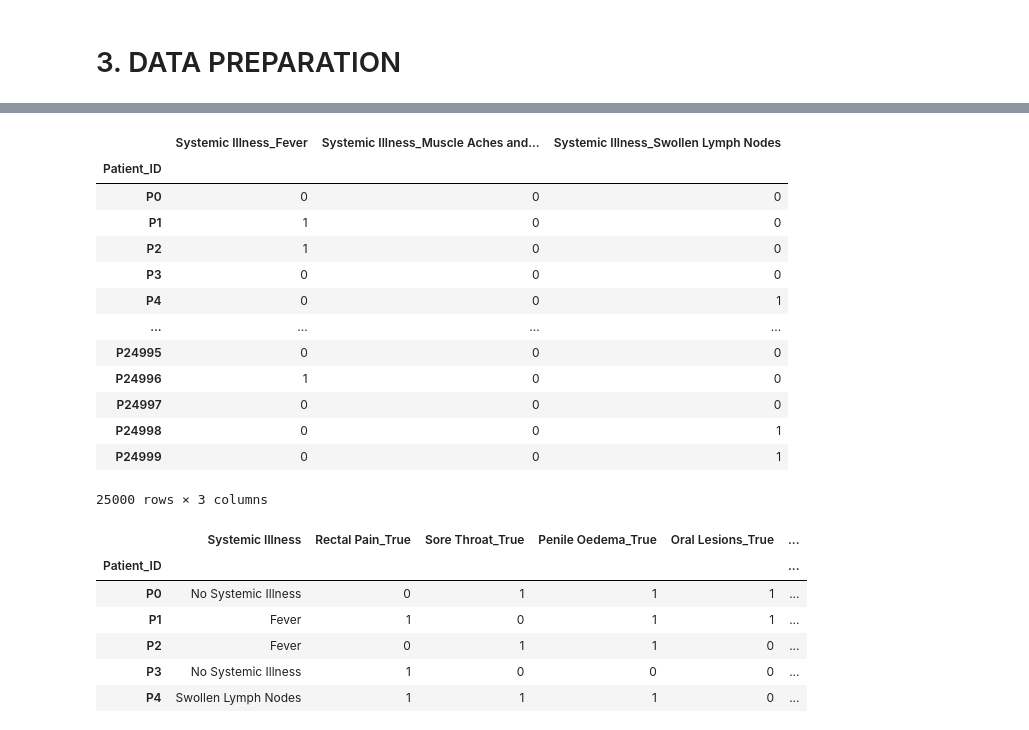
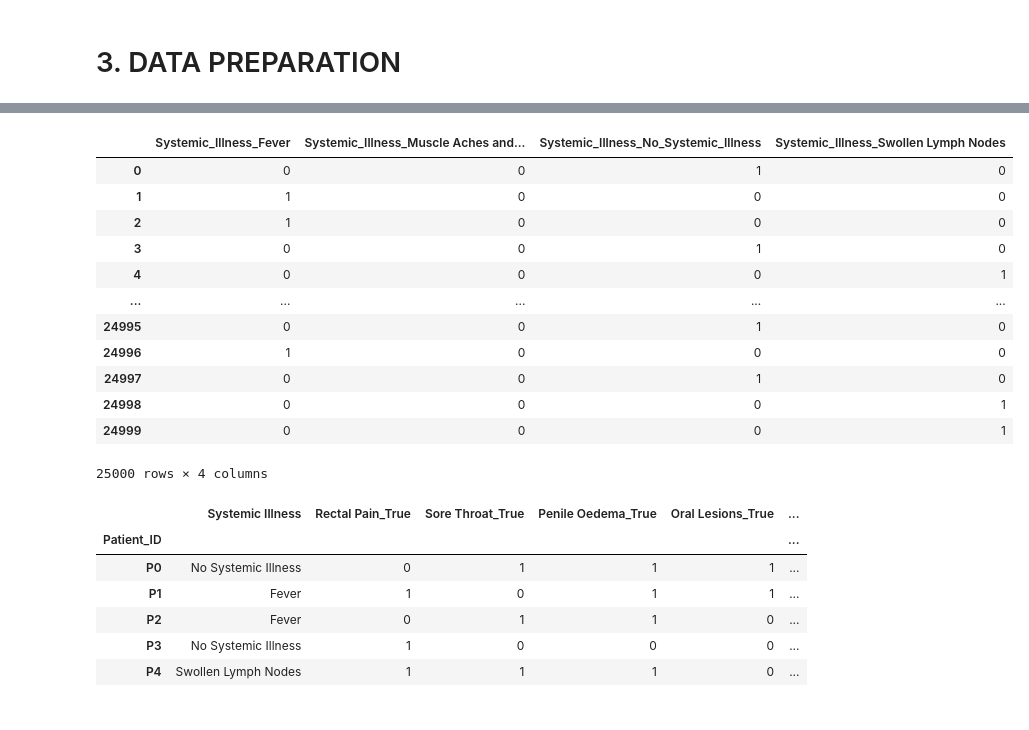
Before and after one commit to lemwaizz/Phase-3-Project, a Jupyter notebook: Monkey_Pox_.ipynb, the cells around one changed output, grey strips where cells are left out. Saved outputs shown, nothing was run; the diff lists cells and outputs as text; code cells hidden in the pictures.

```diff
--- a/Monkey_Pox_.ipynb
+++ b/Monkey_Pox_.ipynb
@@ -190,0 +273,13 @@ Since the data has no duplicates and missing values, we can go ahead and do Expl
+# %%
+# replacing the names
+mp.rename(columns={'Systemic Illness':'Systemic_Illness',
+                        'Rectal Pain':'Rectal_Pain',
+                        'Sore Throat':'Sore_Throat',
+                        'Penile Oedema':'Penile_Oedema',
+                        'Oral Lesions':'Oral_Lesions',
+                        'Solitary Lesion':'Solitary_Leision',
+                        'Swollen Tonsils':'Swollen_Tonsils',
+                        'HIV Infection':'HIV_Infection',
+                        'Sexually Transmitted Infection':'STI',
+                        'MonkeyPox':'Target'},inplace=True)
+mp.head(3)
@@ -190,0 +293,7 @@ Since the data has no duplicates and missing values, we can go ahead and do Expl
+# %%
+# For loop to get all object types in the data frame
+col_obj = []
+for x in list(mp.columns):
+    if mp[x].dtypes == object:
+        col_obj.append(x)
+col_obj
@@ -190,0 +302,7 @@ Since the data has no duplicates and missing values, we can go ahead and do Expl
+# %%
+# type_casting object to categorical
+
+mp[col_obj] = mp[col_obj].astype('category')
+
+# confirming
+mp.info()
@@ -280,4 +394,0 @@ Name: Systemic Illness, dtype: int64
-# %%
-# Reducing ambiguity in the systemic illness column we change none to No systemic Illness
-
-mp['Systemic Illness'].replace(to_replace= 'None',value= 'No Systemic Illness',inplace= True)
@@ -301,23 +410,22 @@ Only task is type casting.
 # %%
 # type casting Systemic illness by using get dummies
-df = pd.get_dummies(data= mp, columns= ['Systemic Illness'],drop_first= False)
+df = pd.get_dummies(data= mp, columns= ['Systemic_Illness'],drop_first= False)
 # dropping every other column to isolate the systemic illness ...will concat later.
-df_Systemic = df.drop(columns= col,axis = 1)
-df_Systemic = df_Systemic.drop(columns= ['Systemic Illness_No Systemic Illness'],axis = 1)
+df_Systemic = df.drop(columns= col[1:],axis = 1)
+# df_Systemic = df_Systemic.drop(columns= ['Systemic Illness_No Systemic Illness'],axis = 1)
 df_Systemic
 # %% [output]
-|  | Systemic Illness_Fever | Systemic Illness_Muscle Aches and... | Systemic Illness_Swollen Lymph Nodes |
-| Patient_ID |  |  |  |
-| P0 | 0 | 0 | 0 |
-| P1 | 1 | 0 | 0 |
-| P2 | 1 | 0 | 0 |
-| P3 | 0 | 0 | 0 |
-| P4 | 0 | 0 | 1 |
-| ... | ... | ... | ... |
-| P24995 | 0 | 0 | 0 |
-| P24996 | 1 | 0 | 0 |
-| P24997 | 0 | 0 | 0 |
-| P24998 | 0 | 0 | 1 |
-| P24999 | 0 | 0 | 1 |
+|  | Systemic_Illness_Fever | Systemic_Illness_Muscle Aches and... | Systemic_Illness_No_Systemic_Illness | Systemic_Illness_Swollen Lymph Nodes |
+| 0 | 0 | 0 | 1 | 0 |
+| 1 | 1 | 0 | 0 | 0 |
+| 2 | 1 | 0 | 0 | 0 |
+| 3 | 0 | 0 | 1 | 0 |
+| 4 | 0 | 0 | 0 | 1 |
+| ... | ... | ... | ... | ... |
+| 24995 | 0 | 0 | 1 | 0 |
+| 24996 | 1 | 0 | 0 | 0 |
+| 24997 | 0 | 0 | 1 | 0 |
+| 24998 | 0 | 0 | 0 | 1 |
+| 24999 | 0 | 0 | 0 | 1 |
-25000 rows × 3 columns
+25000 rows × 4 columns
 # %%
```
Also changed, not shown: parts of 40 cells of this notebook.
